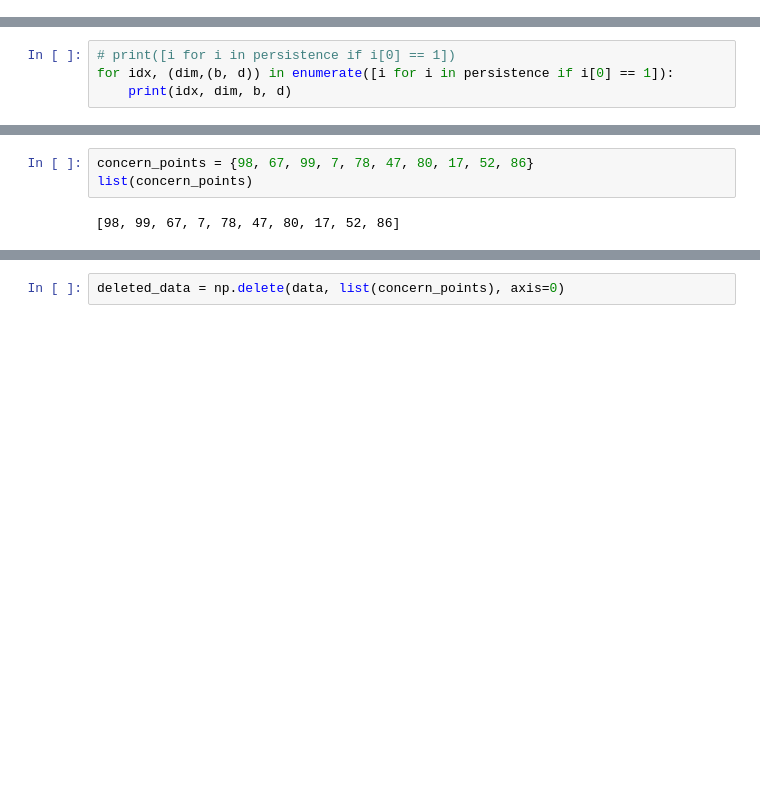
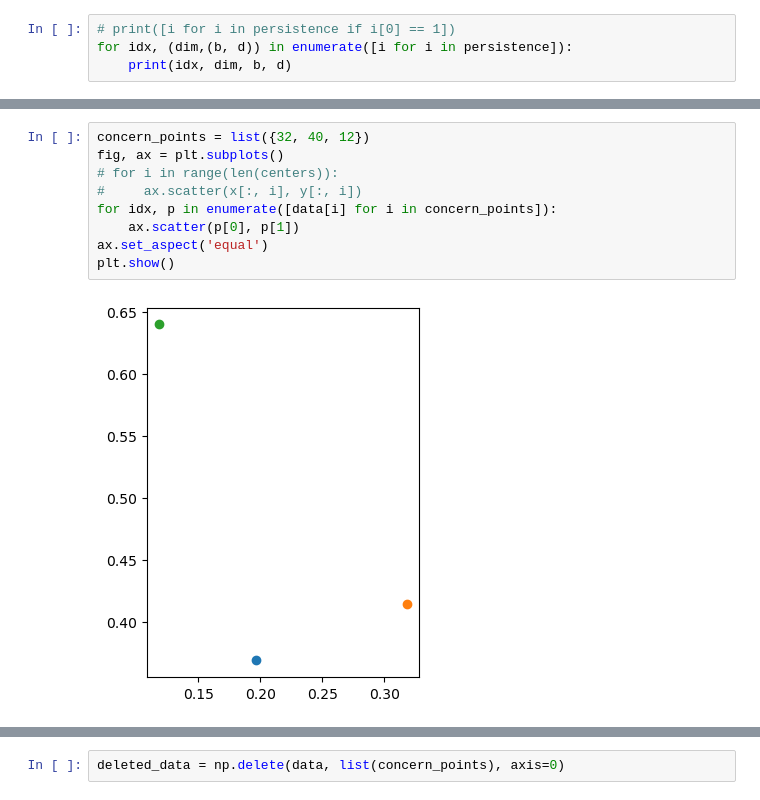
Before and after one commit to mzhyui/PHTDA-Net, a Jupyter notebook: traceback.ipynb, the cells around one changed output, grey strips where cells are left out. Drawn from its saved outputs; the diff is of its cells as text; blank space fills up the shorter version.

```diff
--- a/traceback.ipynb
+++ b/traceback.ipynb
@@ -0,0 +52,4 @@
+# %%
+# print([i for i in persistence if i[0] == 1])
+for idx, (dim,(b, d)) in enumerate([i for i in persistence]):
+    print(idx, dim, b, d)
@@ -26,4 +81,0 @@ Rips(maxdim=2, thresh=inf, coeff=2, do_cocycles=False, n_perm = None, verbose=Tr
-# %%
-# print([i for i in persistence if i[0] == 1])
-for idx, (dim,(b, d)) in enumerate([i for i in persistence if i[0] == 1]):
-    print(idx, dim, b, d)
@@ -99,5 +127,11 @@ for birth_value, death_value in [i[1] for i in persistence if i[0] == 1]:
-# %%
-concern_points = {98, 67, 99, 7, 78, 47, 80, 17, 52, 86}
-list(concern_points)
-# %% [output]
-[98, 99, 67, 7, 78, 47, 80, 17, 52, 86]
+# %%
+concern_points = list({32, 40, 12})
+fig, ax = plt.subplots()
+# for i in range(len(centers)):
+#     ax.scatter(x[:, i], y[:, i])
+for idx, p in enumerate([data[i] for i in concern_points]):
+    ax.scatter(p[0], p[1])
+ax.set_aspect('equal')
+plt.show()
+# %% [output]
+[figure, added]
```
Also changed, not shown: parts of 26 cells of this notebook, 3 other files.
